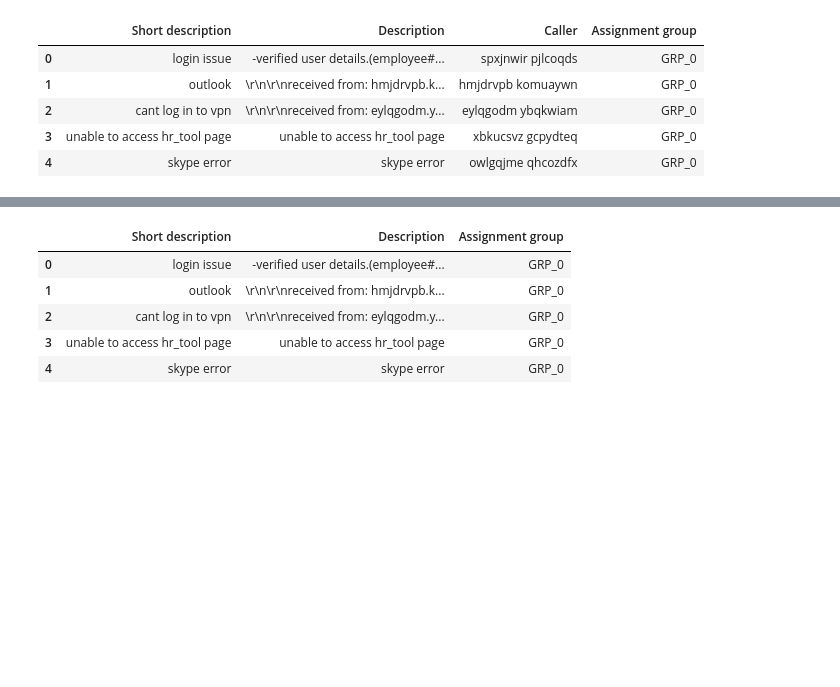
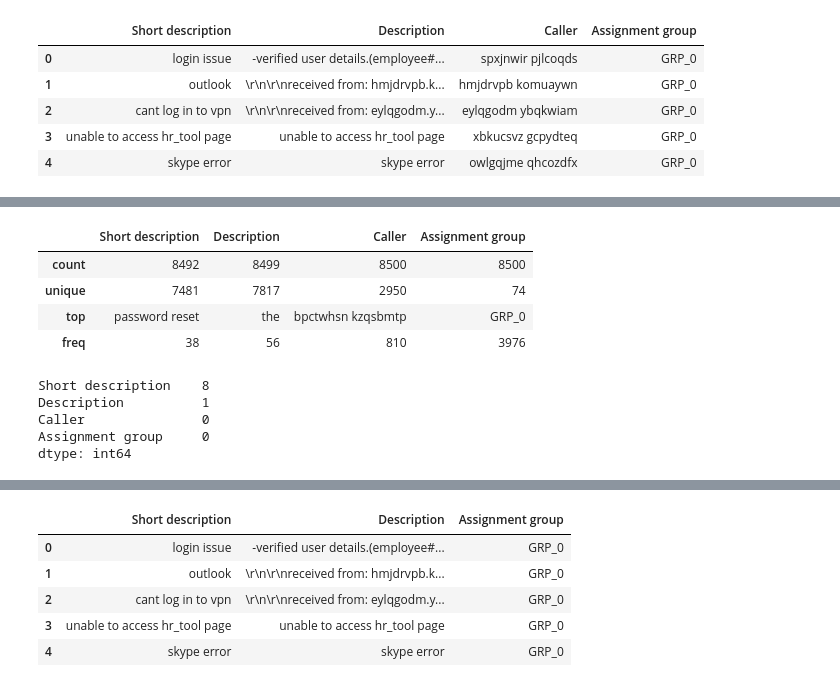
Before and after one commit to deepakr82/AIML-Caps-Prj-Grp6-I-NLP, a Jupyter notebook: NLP_Capstone_IT_Ticket_assignment.ipynb, the cells around one changed output, grey strips where cells are left out. Drawn from its saved outputs; the diff is of its cells as text; code cells hidden in the pictures; blank space fills up the shorter version.

```diff
--- a/NLP_Capstone_IT_Ticket_assignment.ipynb
+++ b/NLP_Capstone_IT_Ticket_assignment.ipynb
@@ -32,0 +54,18 @@ Ticket.head()
+# %%
+# Describe the dataset with various summary and statistics
+Ticket.describe()
+# %% [output]
+|  | Short description | Description | Caller | Assignment group |
+| count | 8492 | 8499 | 8500 | 8500 |
+| unique | 7481 | 7817 | 2950 | 74 |
+| top | password reset | the | bpctwhsn kzqsbmtp | GRP_0 |
+| freq | 38 | 56 | 810 | 3976 |
+# %%
+# Find out the null value counts in each column
+Ticket.isnull().sum()
+# %% [output]
+Short description    8
+Description          1
+Caller               0
+Assignment group     0
+dtype: int64
```
Also changed, not shown: parts of 38 cells of this notebook.
